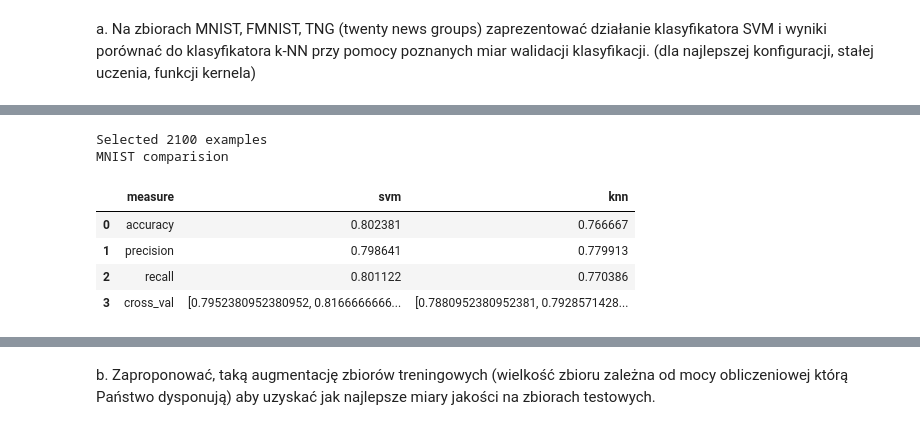
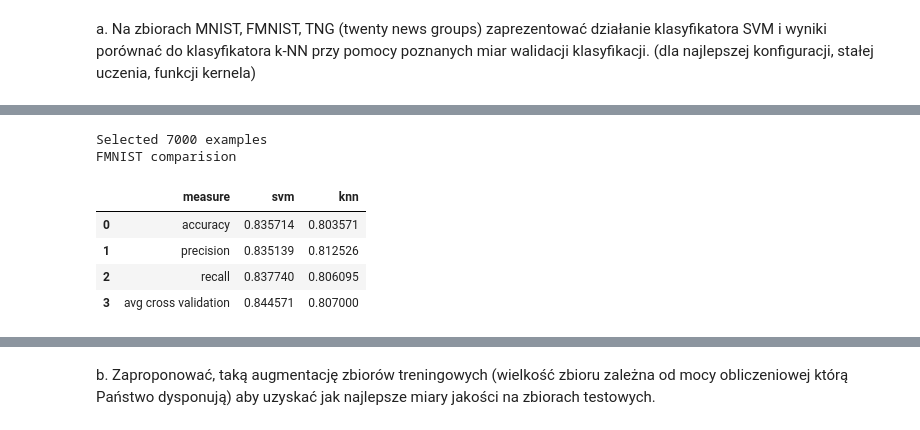
Before and after one commit to arkadiuss/ML_tutorial_3, a Jupyter notebook: notebook.ipynb, the cells around one changed output, grey strips where cells are left out. Cells and saved outputs as stored; diff of their text form; code cells hidden in the pictures.

```diff
--- a/notebook.ipynb
+++ b/notebook.ipynb
@@ -372,26 +372,26 @@ a. Na zbiorach MNIST, FMNIST, TNG (twenty news groups) zaprezentować działanie
 klasyfikatora SVM i wyniki porównać do klasyfikatora k-NN przy pomocy poznanych miar
 walidacji klasyfikacji. (dla najlepszej konfiguracji, stałej uczenia, funkcji kernela)
 # %%
-def svm_classifier(X_train, X_test, y_train):
-    clf = SVC(kernel='linear')
+def svm_classifier(X_train, X_test, y_train, kernel='rbf'):
+    clf = SVC(kernel=kernel)
     clf.fit(X_train, y_train)
     return clf.predict(X_test), clf
 
-def knn_classifier(X_train, X_test, y_train):
-    clf = KNeighborsClassifier(n_neighbors=3)
+def knn_classifier(X_train, X_test, y_train, n=3):
+    clf = KNeighborsClassifier(n_neighbors=n)
     clf.fit(X_train, y_train)
     return clf.predict(X_test), clf
 
-def compare(X, y):
+def compare(X, y, svm_kernel='rbf', knn_n=3):
     X_train, X_test, y_train, y_test = train_test_split(X, y, train_size=0.8, test_size=0.2, random_state=212)
-    y_predicted_svm, svm_clf = svm_classifier(X_train, X_test, y_train)
-    y_predicted_knn, knn_clf = knn_classifier(X_train, X_test, y_train)
+    y_predicted_svm, svm_clf = svm_classifier(X_train, X_test, y_train, kernel=svm_kernel)
+    y_predicted_knn, knn_clf = knn_classifier(X_train, X_test, y_train, n=knn_n)
 
     results = pd.DataFrame(columns=['measure', 'svm', 'knn'])
     results.loc[0] = ['accuracy', accuracy_score(y_test, y_predicted_svm), accuracy_score(y_test, y_predicted_knn)]
     results.loc[1] = ['precision', precision_score(y_test, y_predicted_svm, average='macro'), precision_score(y_test, y_predicted_knn, average='macro')]
     results.loc[2] = ['recall', recall_score(y_test, y_predicted_svm, average='macro'), recall_score(y_test, y_predicted_knn, average='macro')]
-    results.loc[3] = ['cross_val', cross_val_score(svm_clf, X, y, cv=5), cross_val_score(knn_clf, X, y, cv=5)]
+    results.loc[3] = ['avg cross validation', np.average(cross_val_score(svm_clf, X, y, cv=5)), np.average(cross_val_score(knn_clf, X, y, cv=5))]
     return results
 # %%
 def get_part(X, y, p):
@@ -419,16 +419,16 @@ MNIST comparision
 # %%
-X, y = get_part(fmnist.data, fmnist.target, 0.03)
+X, y = get_part(fmnist.data, fmnist.target, 0.1)
 results = compare(X, y)
 print("FMNIST comparision")
 results
 # %% [output]
-Selected 2100 examples
-MNIST comparision
+Selected 7000 examples
+FMNIST comparision
 |  | measure | svm | knn |
-| 0 | accuracy | 0.802381 | 0.766667 |
-| 1 | precision | 0.798641 | 0.779913 |
-| 2 | recall | 0.801122 | 0.770386 |
-| 3 | cross_val | [0.7952380952380952, 0.8166666666... | [0.7880952380952381, 0.7928571428... |
+| 0 | accuracy | 0.835714 | 0.803571 |
+| 1 | precision | 0.835139 | 0.812526 |
+| 2 | recall | 0.837740 | 0.806095 |
+| 3 | avg cross validation | 0.844571 | 0.807000 |
 # %%
 TNG_path = './TNG/ng20.csv'
 pdTNG = pd.read_csv(TNG_path, header=None)
```
Also changed, not shown: parts of 7 cells of this notebook.
